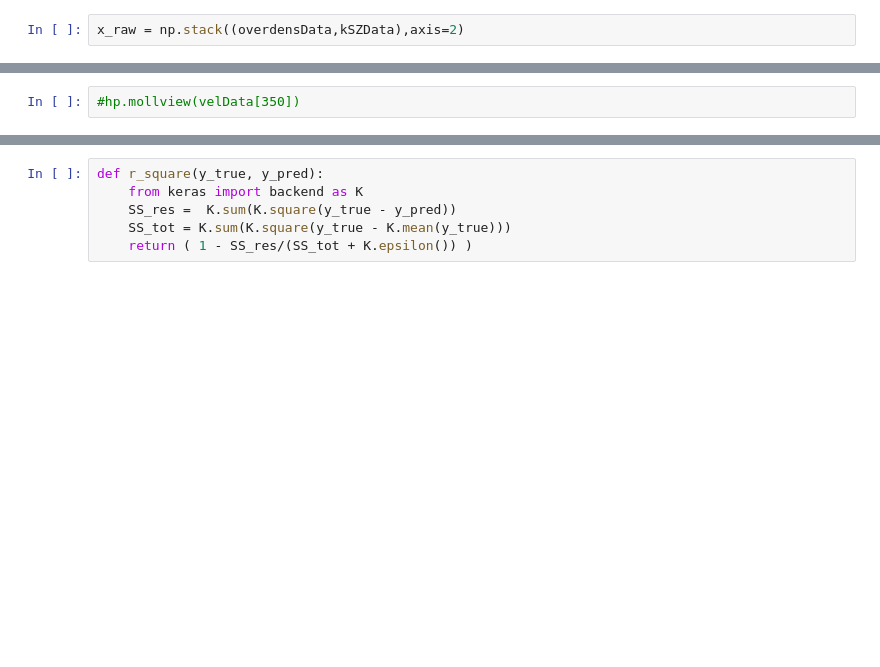
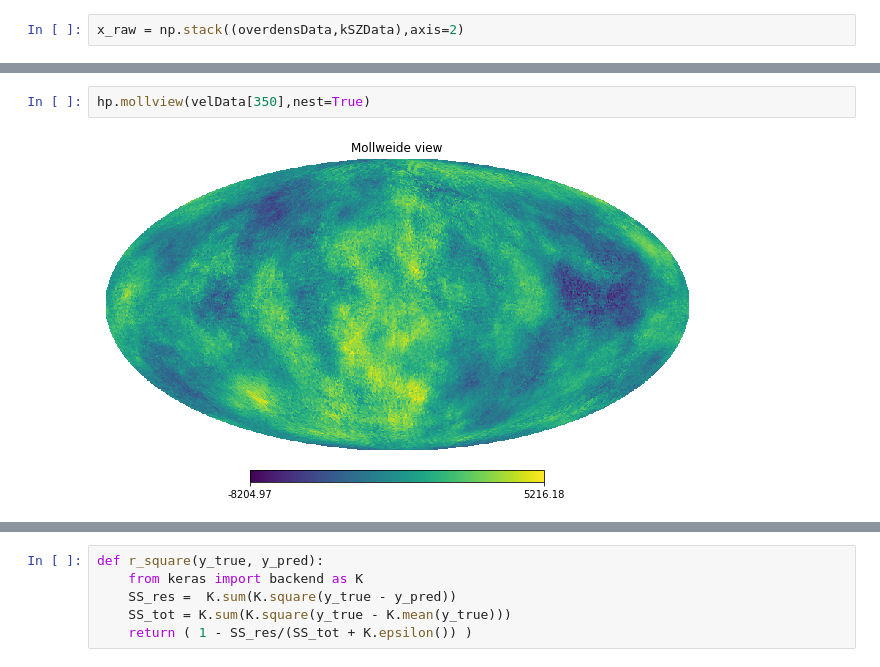
Before and after one commit to wurdahl/kSZ-Velocity-Recon-ML, a Jupyter notebook: GenerativeModel.ipynb, the cells around one changed output, grey strips where cells are left out. Drawn from its saved outputs; the diff is of its cells as text; blank space fills up the shorter version.

```diff
--- a/GenerativeModel.ipynb
+++ b/GenerativeModel.ipynb
@@ -66,5 +64,7 @@ y_train, y_test = np.split(velData, indices_or_sections=[numSets-50])
 # %%
-#hp.mollview(velData[350])
+hp.mollview(velData[350],nest=True)
+# %% [output]
+[figure, added]
 # %%
 hp.mollview(kSZData[350],nest=True)
 # %% [output]
```
Also changed, not shown: parts of 16 cells of this notebook.
